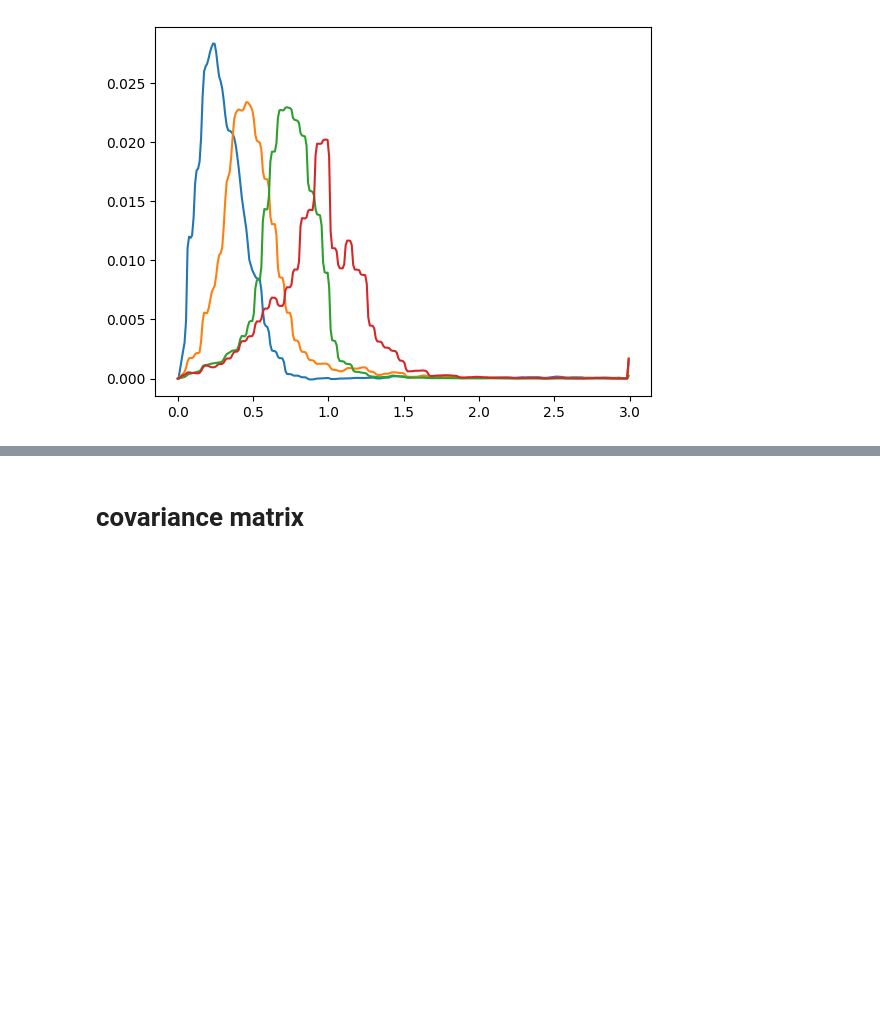
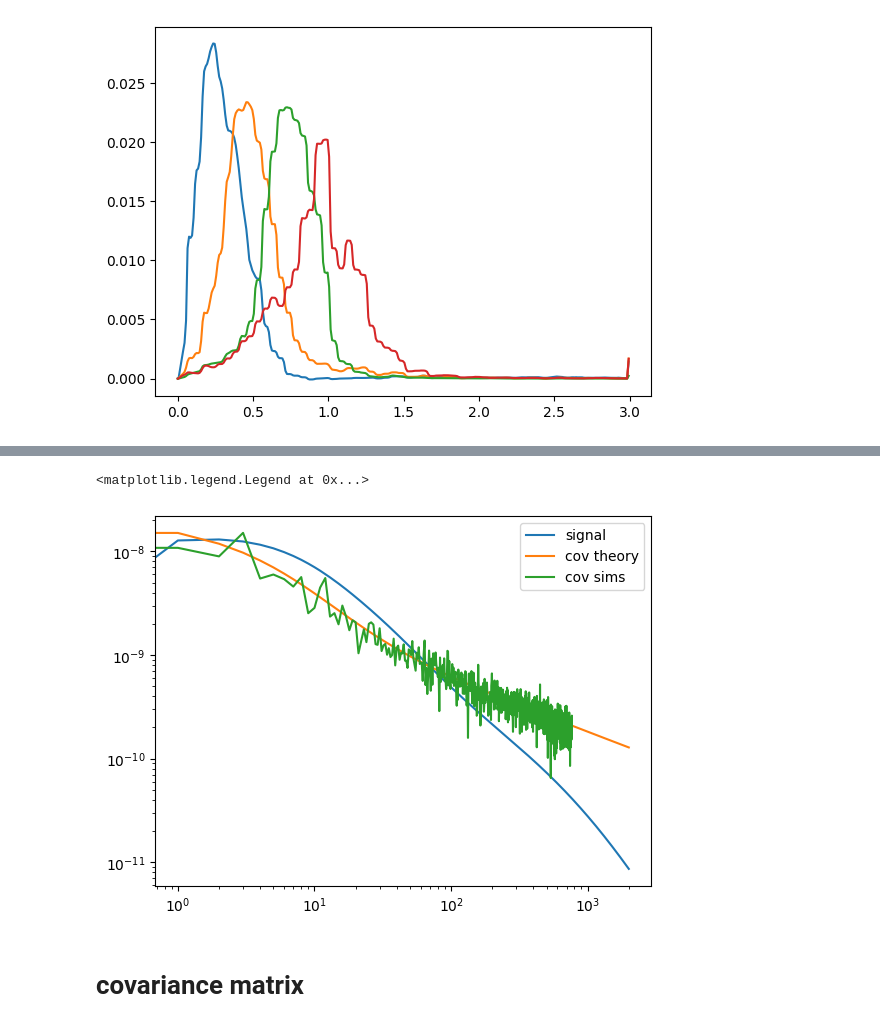
Before and after one commit to mgatti29/convergence_tests_SBI, a Jupyter notebook: Notebooks/Generate_noisy_DV_from_theory.ipynb, the cells around one changed output, grey strips where cells are left out. Cells and saved outputs as stored; diff of their text form; code cells hidden in the pictures; blank space fills up the shorter version.

```diff
--- a/Notebooks/Generate_noisy_DV_from_theory.ipynb
+++ b/Notebooks/Generate_noisy_DV_from_theory.ipynb
@@ -147,3 +151,25 @@ plt.yscale('log')
+# %%
+# with shape noise ~
+arcmin2_to_sterad = 8.461e-8
+sigma_eff = 0.26
+area_pix = hp.nside2pixarea(nside, degrees = True)*3600 # in arcmin
+n_eff_per_bin = 1. # gal/arcmin
+c = sigma_eff**2/(n_eff_per_bin* area_pix)
+
+c_theo = sigma_eff**2/(n_eff_per_bin/arcmin2_to_sterad)
+
+cls_ = [hp.anafast(np.random.normal(0,np.sqrt(c),12*nside**2) +hp.synfast(Theory.clgg[0,0],nside = nside,pixwin=False)) for i in range(10)]
+cov_s = np.cov((np.array(cls_)).T)
+
+plt.plot(Theory.clgg[0,0],label = 'signal')
+plt.plot(np.sqrt(2*(Theory.clgg[0,0]+c_theo*np.ones(len(Theory.clgg[0,0])))**2/(2*np.arange(len(Theory.clgg[0,0]))+1)),label = 'cov theory')
+plt.plot(np.sqrt(cov_s.diagonal()),label = 'cov sims')
+plt.xscale('log')
+plt.yscale('log')
+plt.legend()
+# %% [output]
+<matplotlib.legend.Legend at 0x...>
+[figure, added]
 # %% [markdown]
 # covariance matrix
 # %%
```
Also changed, not shown: parts of 10 cells of this notebook, 2 other files.
